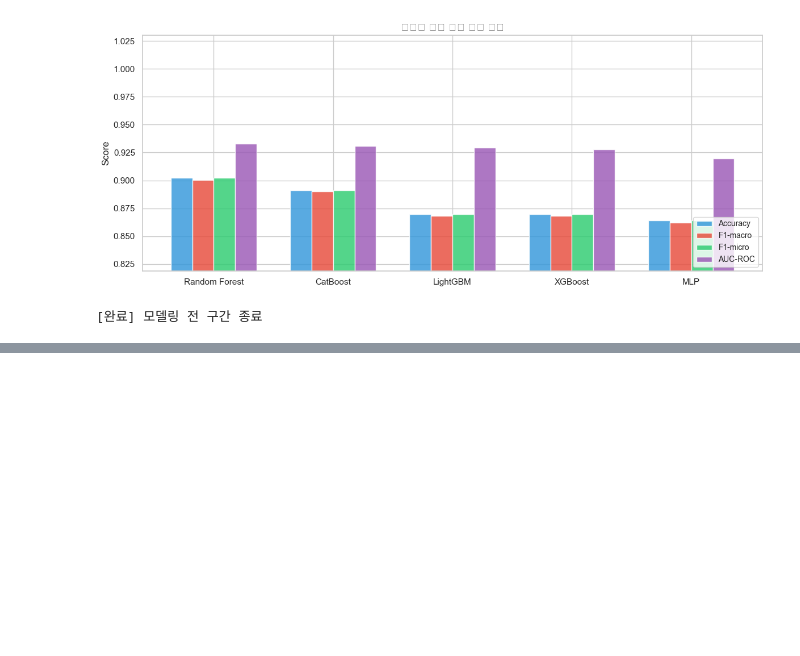
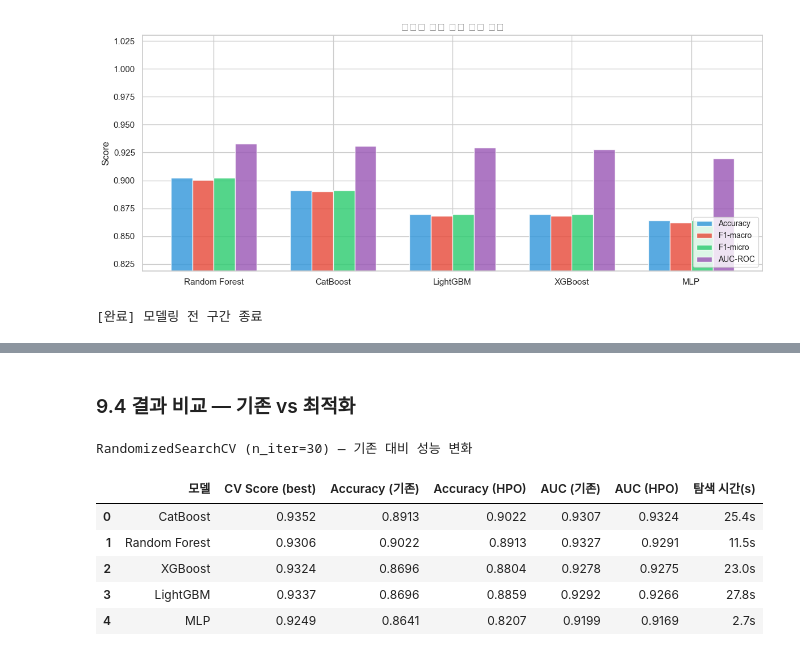
Before and after one commit to YurimPark04/algorithm-test, a Jupyter notebook: binary_classification/binary_classification_modeling.ipynb, the cells around one changed output, grey strips where cells are left out. Cells and saved outputs as stored; diff of their text form; code cells hidden in the pictures; blank space fills up the shorter version.

```diff
--- a/binary_classification/binary_classification_modeling.ipynb
+++ b/binary_classification/binary_classification_modeling.ipynb
@@ -542,0 +785,63 @@ print('\n[완료] 모델링 전 구간 종료')
+# %% [markdown]
+### 9.4 결과 비교 — 기존 vs 최적화
+# %%
+from sklearn.metrics import accuracy_score, f1_score, roc_auc_score
+
+# 최적 모델로 테스트셋 재평가
+hpo_eval_rows = []
+
+for name, hr in hpo_results.items():
+    best_m  = hr['best_model']
+    y_pred  = best_m.predict(X_test)
+    y_prob  = best_m.predict_proba(X_test)[:, 1]
+
+    acc     = round(accuracy_score(y_test, y_pred), 4)
+    f1_mac  = round(f1_score(y_test, y_pred, average='macro'), 4)
+    auc     = round(roc_auc_score(y_test, y_prob), 4)
+
+    # 기존 단일값 결과 (섹션 5)
+    orig_acc = round(results[name]['accuracy'], 4) if name in results else '-'
+    orig_auc = round(results[name]['auc'],      4) if name in results else '-'
+
+    hpo_eval_rows.append({
+        '모델'             : name,
+        'CV Score (best)'  : hr['best_cv_score'],
+        'Accuracy (기존)'  : orig_acc,
+        'Accuracy (HPO)'   : acc,
+        'AUC (기존)'       : orig_auc,
+        'AUC (HPO)'        : auc,
+        '탐색 시간(s)'     : hr['elapsed_sec'],
+    })
+
+hpo_df = pd.DataFrame(hpo_eval_rows).sort_values('AUC (HPO)', ascending=False).reset_index(drop=True)
+
+def _color_delta(row, base_col, new_col):
+    try:
+        delta = float(row[new_col]) - float(row[base_col])
+        if delta > 0.001:
+            return [''] * len(row.index.tolist().index(new_col)) +                    ['color:#27ae60;font-weight:bold']
+        elif delta < -0.001:
+            return ['color:#e74c3c']
+    except Exception:
+        pass
+    return ['']
+
+display(
+    hpo_df.style
+    .background_gradient(cmap='Blues', subset=['AUC (HPO)', 'CV Score (best)'])
+    .format({'CV Score (best)': '{:.4f}',
+             'Accuracy (기존)': '{:.4f}', 'Accuracy (HPO)': '{:.4f}',
+             'AUC (기존)'     : '{:.4f}', 'AUC (HPO)'     : '{:.4f}',
+             '탐색 시간(s)'   : '{:.1f}s'})
+    .set_caption(f'{method_label} — 기존 대비 성능 변화')
+    .set_table_styles([{'selector': 'caption',
+                        'props': [('font-size', '14px'), ('font-weight', 'bold')]}])
+)
+# %% [output]
+RandomizedSearchCV (n_iter=30) — 기존 대비 성능 변화
+|  | 모델 | CV Score (best) | Accuracy (기존) | Accuracy (HPO) | AUC (기존) | AUC (HPO) | 탐색 시간(s) |
+| 0 | CatBoost | 0.9352 | 0.8913 | 0.9022 | 0.9307 | 0.9324 | 25.4s |
+| 1 | Random Forest | 0.9306 | 0.9022 | 0.8913 | 0.9327 | 0.9291 | 11.5s |
+| 2 | XGBoost | 0.9324 | 0.8696 | 0.8804 | 0.9278 | 0.9275 | 23.0s |
+| 3 | LightGBM | 0.9337 | 0.8696 | 0.8859 | 0.9292 | 0.9266 | 27.8s |
+| 4 | MLP | 0.9249 | 0.8641 | 0.8207 | 0.9199 | 0.9169 | 2.7s |
```
Also changed, not shown: parts of 12 cells of this notebook, 4 other files.
